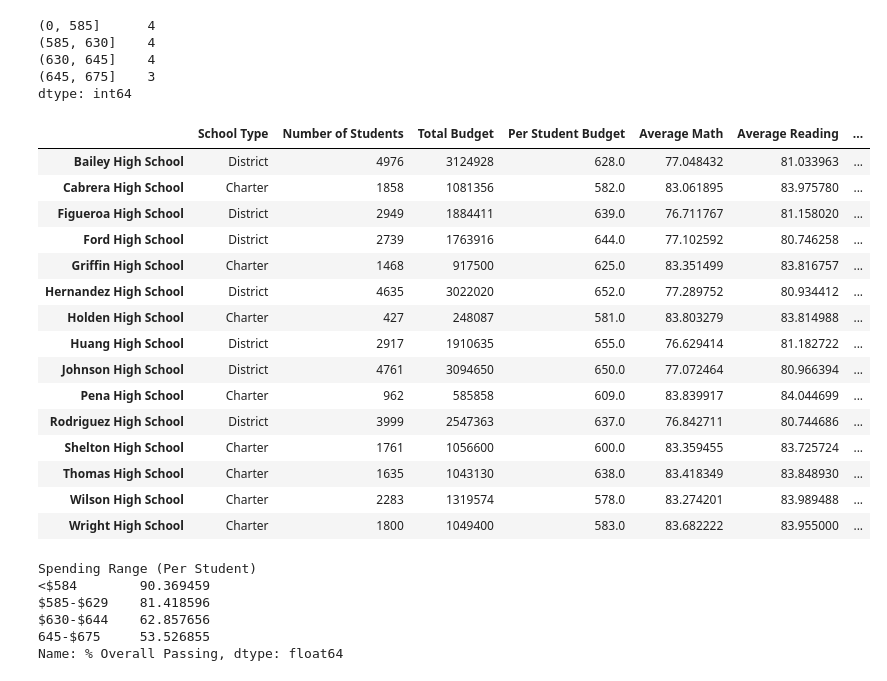
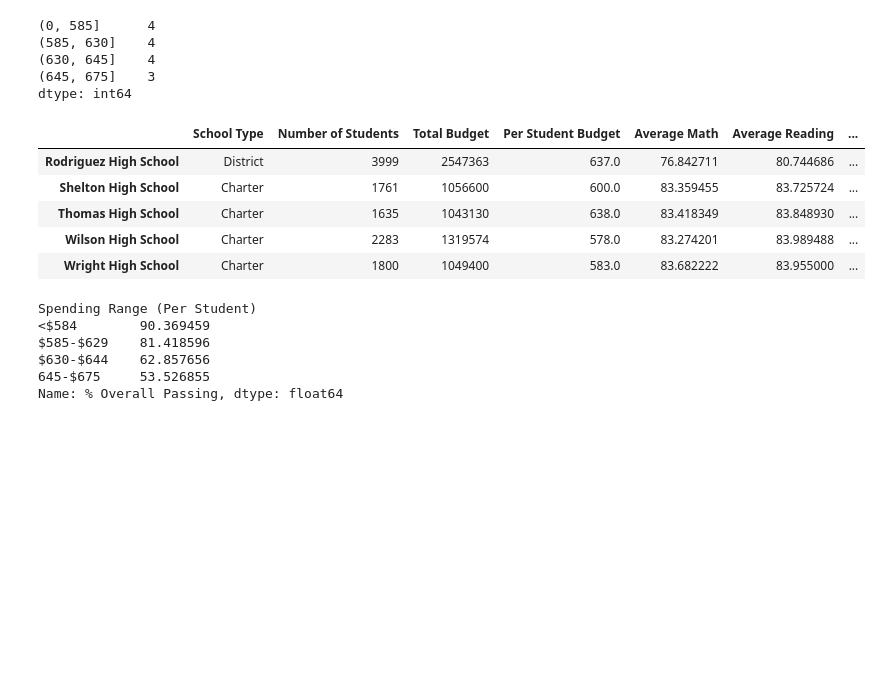
Before and after one commit to shahkibria/School-Data-Analysis-with-Anaconda, a Jupyter notebook: PyCitySchool(Clean).ipynb, the cells around one changed output. Cells and saved outputs as stored; diff of their text form; code cells hidden in the pictures; blank space fills up the shorter version.

```diff
--- a/PyCitySchool(Clean).ipynb
+++ b/PyCitySchool(Clean).ipynb
@@ -713,23 +718,13 @@ dtype: int64
 # %%
 # Add names to our bins
 spending_bins = [0, 585, 630, 645, 675]
 group_names = ["<$584","$585-$629", "$630-$644","645-$675"]
 
 # Categorize spending based on the bins
 per_school_summary_df["Spending Range (Per Student)"] = pd.cut(per_student_budget, spending_bins, labels=group_names)
-per_school_summary_df
+per_school_summary_df.tail()
 # %% [output]
 |  | School Type | Number of Students | Total Budget | Per Student Budget | Average Math | Average Reading | ... |
-| Bailey High School | District | 4976 | 3124928 | 628.0 | 77.048432 | 81.033963 | ... |
-| Cabrera High School | Charter | 1858 | 1081356 | 582.0 | 83.061895 | 83.975780 | ... |
-| Figueroa High School | District | 2949 | 1884411 | 639.0 | 76.711767 | 81.158020 | ... |
-| Ford High School | District | 2739 | 1763916 | 644.0 | 77.102592 | 80.746258 | ... |
-| Griffin High School | Charter | 1468 | 917500 | 625.0 | 83.351499 | 83.816757 | ... |
-| Hernandez High School | District | 4635 | 3022020 | 652.0 | 77.289752 | 80.934412 | ... |
-| Holden High School | Charter | 427 | 248087 | 581.0 | 83.803279 | 83.814988 | ... |
-| Huang High School | District | 2917 | 1910635 | 655.0 | 76.629414 | 81.182722 | ... |
-| Johnson High School | District | 4761 | 3094650 | 650.0 | 77.072464 | 80.966394 | ... |
-| Pena High School | Charter | 962 | 585858 | 609.0 | 83.839917 | 84.044699 | ... |
 | Rodriguez High School | District | 3999 | 2547363 | 637.0 | 76.842711 | 80.744686 | ... |
 | Shelton High School | Charter | 1761 | 1056600 | 600.0 | 83.359455 | 83.725724 | ... |
 | Thomas High School | Charter | 1635 | 1043130 | 638.0 | 83.418349 | 83.848930 | ... |
```
Also changed, not shown: parts of 3 cells of this notebook, 1 other file.
